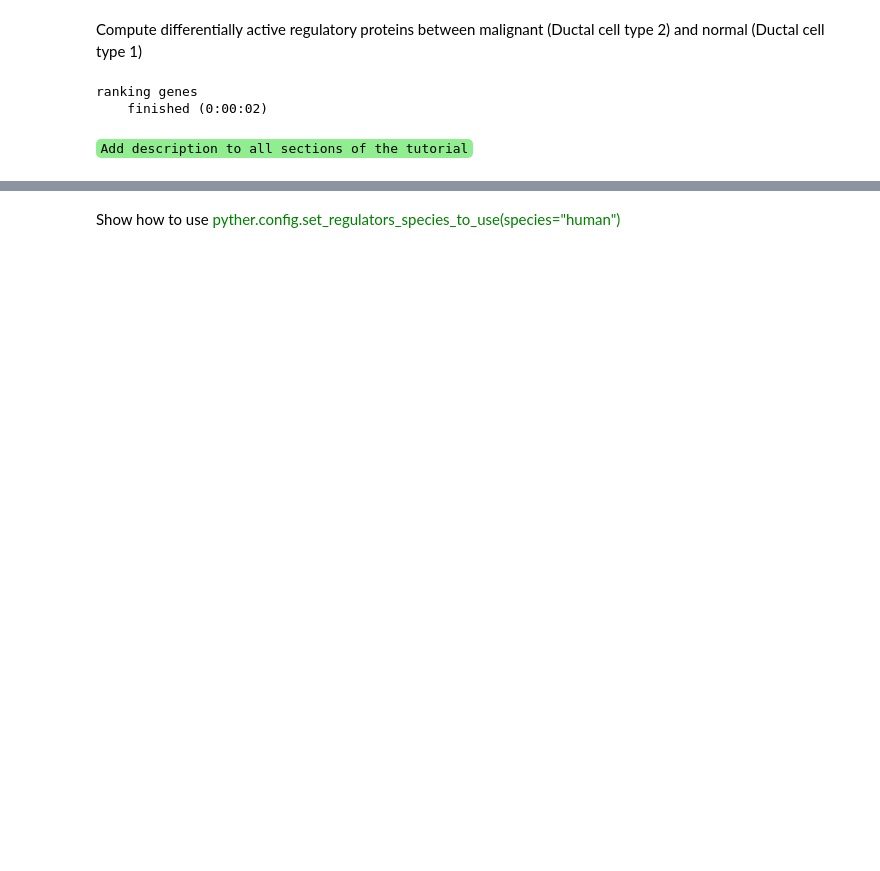
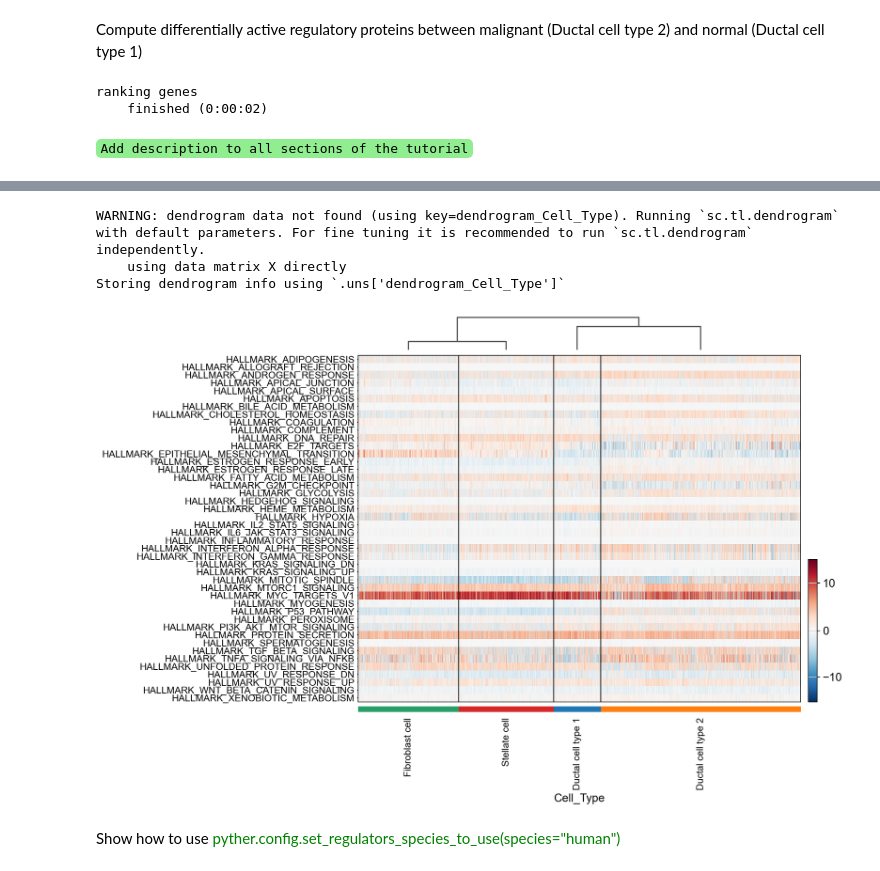
Before and after one commit to alevax/pyviper, a Jupyter notebook: Tutorials/Tutorial-2.ipynb, the cells around one changed output, grey strips where cells are left out. Drawn from its saved outputs; the diff is of its cells as text; code cells hidden in the pictures; blank space fills up the shorter version.

```diff
--- a/Tutorials/Tutorial-2.ipynb
+++ b/Tutorials/Tutorial-2.ipynb
@@ -283,2 +300,9 @@ viper(gex_data, interactome, layer=None, eset_filter=True, method=None, enrichme
+# %%
+ax = pyther.pl.heatmap(adata_PA, var_names=adata_PA.var_names, groupby="Cell_Type", vcenter=0, cmap="RdBu_r",dendrogram=True,swap_axes=True, show_gene_labels=True)
+# %% [output]
+WARNING: dendrogram data not found (using key=dendrogram_Cell_Type). Running `sc.tl.dendrogram` with default parameters. For fine tuning it is recommended to run `sc.tl.dendrogram` independently.
+    using data matrix X directly
+Storing dendrogram info using `.uns['dendrogram_Cell_Type']`
+[figure, added]
 # %% [markdown]
 Show how to use <span style="color:green">pyther.config.set_regulators_species_to_use(species="human")</span>
```
Also changed, not shown: parts of 16 cells of this notebook, 1 other file.
